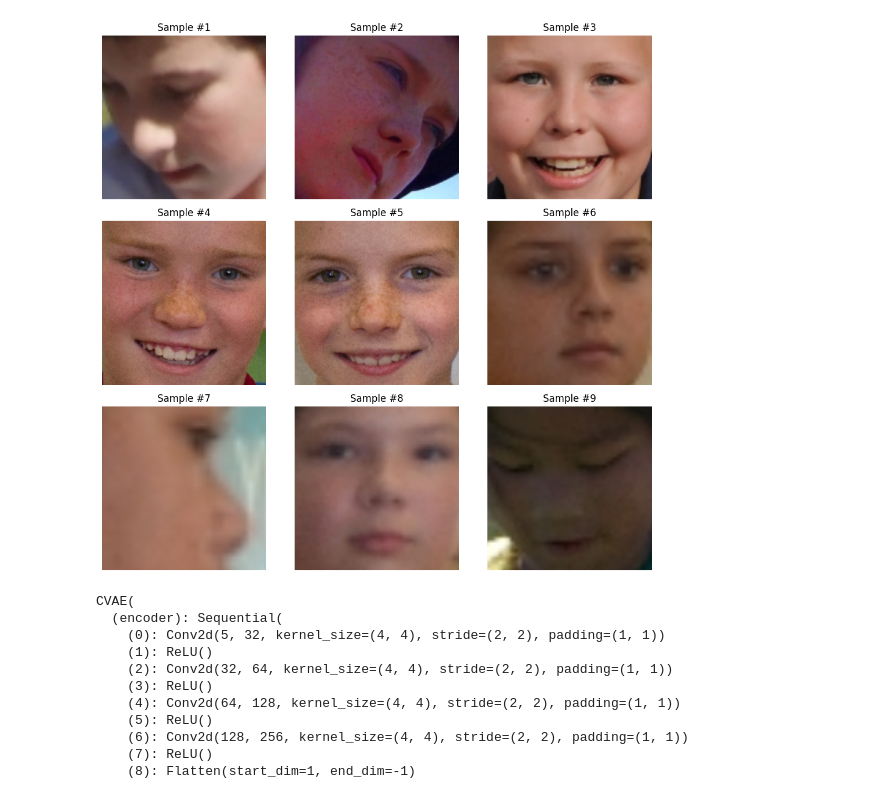
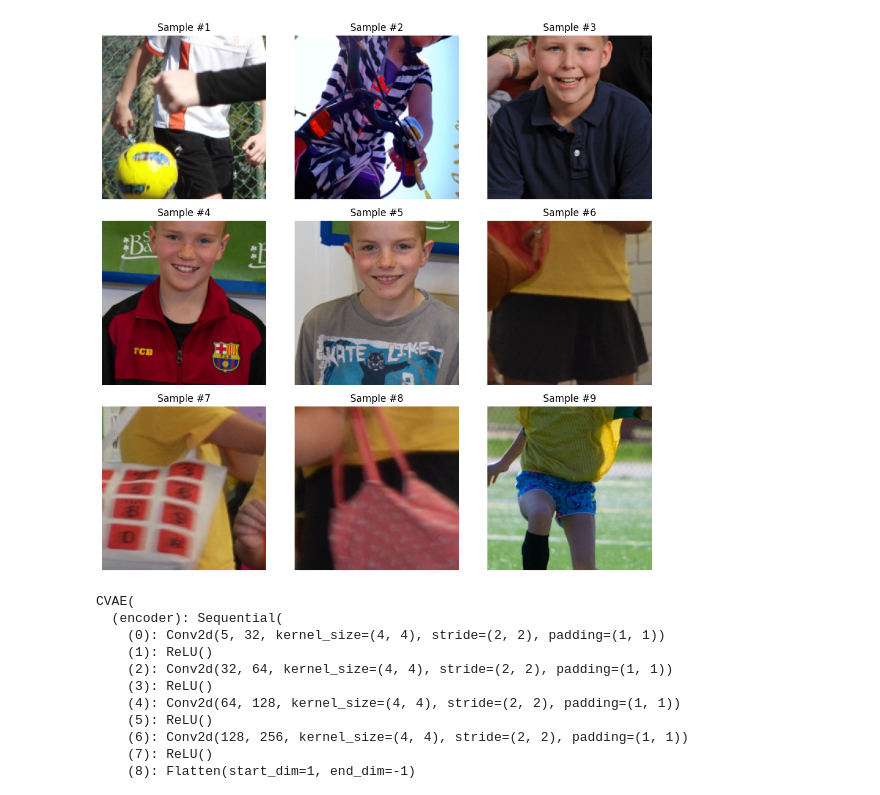
Before and after one commit to mitsu-h/analysis-age-gender-cvae, a Jupyter notebook: analyze_trained_model.ipynb, the cells around one changed output. Saved outputs shown, nothing was run; the diff lists cells and outputs as text; code cells hidden in the pictures.

Commit message:
personでのcrop対応

```diff
--- a/analyze_trained_model.ipynb
+++ b/analyze_trained_model.ipynb
@@ -1,22 +5,22 @@
 # %%
 # datasetの表示
 import matplotlib.pyplot as plt
 from src.data.lagenda import LagendaDataset
 from src.data.transform import get_transforms
 
 transform = get_transforms()
-dataset = LagendaDataset(csv_file='data/lagenda_annotation.csv', root_dir='data', transform=transform)
+dataset = LagendaDataset(csv_file='data/lagenda_annotation.csv', root_dir='data', crop_type="person", transform=transform)
 
 fig = plt.figure(figsize=(10, 10))
 for i in range(1, 10):
     sample = dataset[i]
     ax = plt.subplot(3, 3, i)
     plt.tight_layout()
     ax.set_title('Sample #{}'.format(i))
     ax.axis('off')
     plt.imshow(sample['image'].permute(1, 2, 0) * 255)
 # %% [output]
-[figure, old version]
+[figure, new version]
 # %%
 import torch
 from src.models.cvae import CVAE  # モデルのクラス
```
Also changed, not shown: parts of 4 cells of this notebook, 2 other files.
